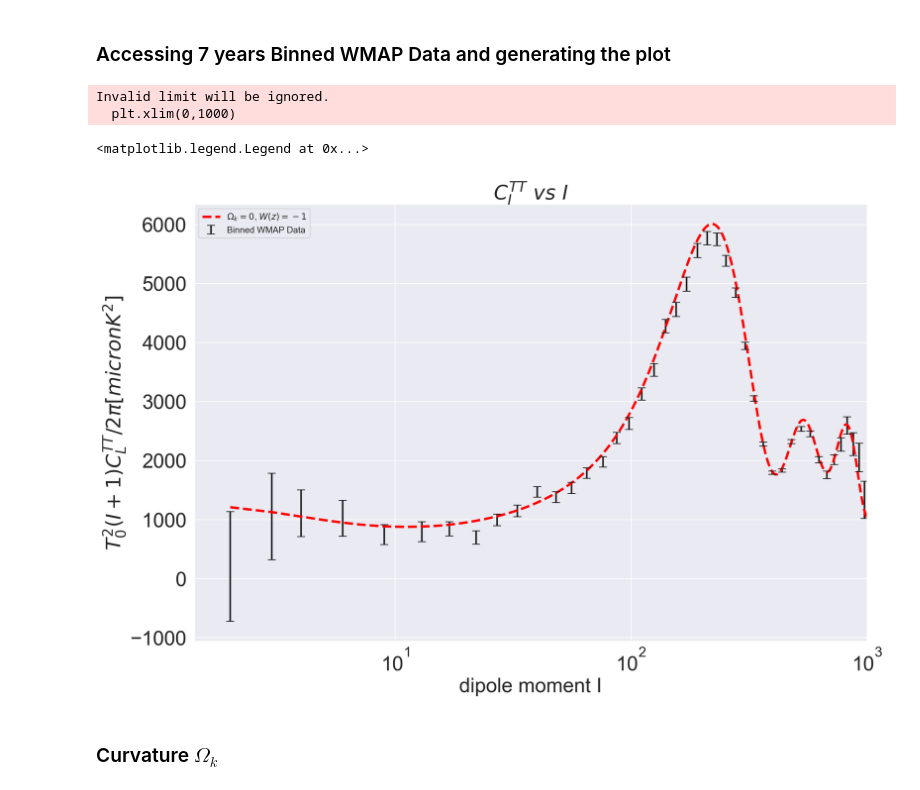
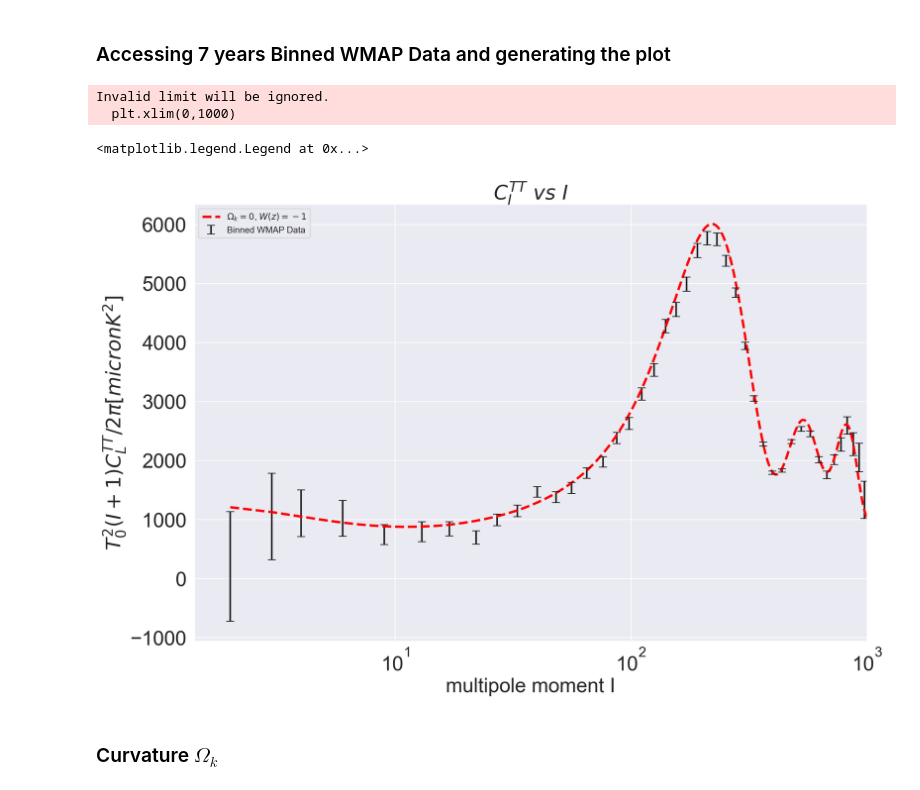
Before and after one commit to bekithemba875/Curvature-Dark-Energy-Degeneracy, a Jupyter notebook: Curvature_Dark_Energy_Degenarecy.ipynb, the cells around one changed output. Saved outputs shown, nothing was run; the diff lists cells and outputs as text; code cells hidden in the pictures.

```diff
--- a/Curvature_Dark_Energy_Degenarecy.ipynb
+++ b/Curvature_Dark_Energy_Degenarecy.ipynb
@@ -33,32 +33,32 @@ Using CAMB 1.3.5 installed at /home/bekithemba/.local/lib/python3.9/site-package
 # %%
 data= pd.read_csv("DATA1.csv")
 Data = pd.read_csv('Data1.csv')
 
 x=data['M1']
 y=data['M4']
 ebar=data['M5']
 
 Z = Data["Unnamed: 0"]
 W = Data['Column 1']
 
 figure(figsize=(15, 10), dpi=80)
 d=plt.plot(Z,W, color = 'red', lw = '3',ls='--')
 a=plt.errorbar(x,y,ebar,
             ecolor = 'k', elinewidth = 2,lw=3, capsize=5,ls='')
 plt.xscale('log')
 plt.xlim(0,1000)
 plt.xticks(fontsize=25)
 plt.yticks(fontsize=25)
 plt.xlabel('xlabel', fontsize=25)
 plt.title('$C_{I}^{TT}~vs~I$',fontsize = 25)
 plt.ylabel('$T_{0}^{2}(I+1)C_{L}^{TT}/2\pi[micronK^{2}]$',fontsize=25)
-plt.xlabel('dipole moment I')
+plt.xlabel('multipole moment I')
 plt.legend(['$\Omega_k =0$, $W(z)=-1$', 'Binned WMAP Data'], loc ='upper left')
 # %% [output]
 Invalid limit will be ignored.
   plt.xlim(0,1000)
 <matplotlib.legend.Legend at 0x...>
-[figure, old version]
+[figure, new version]
 # %% [markdown]
 ### Curvature $\Omega_k$
 # %%
```
